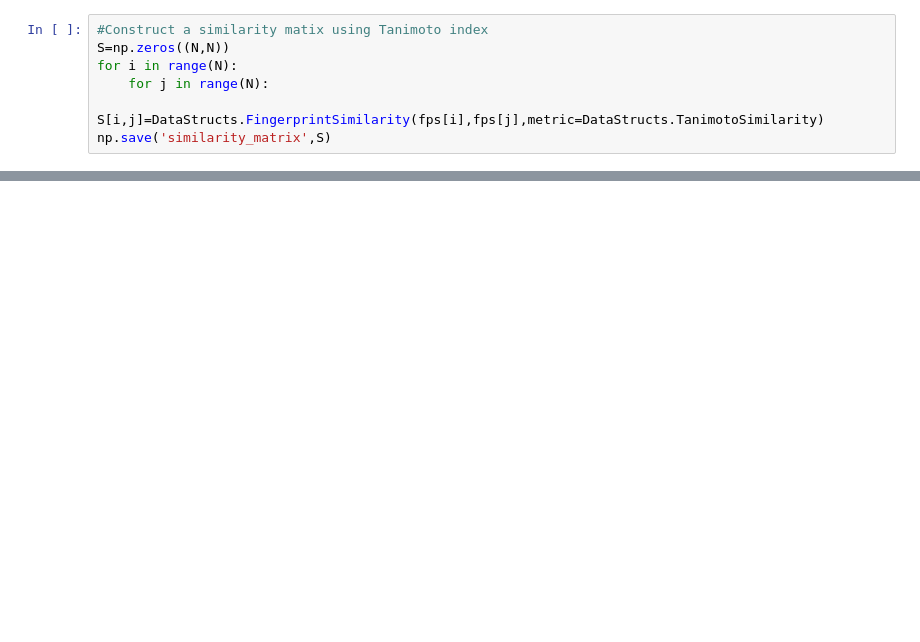
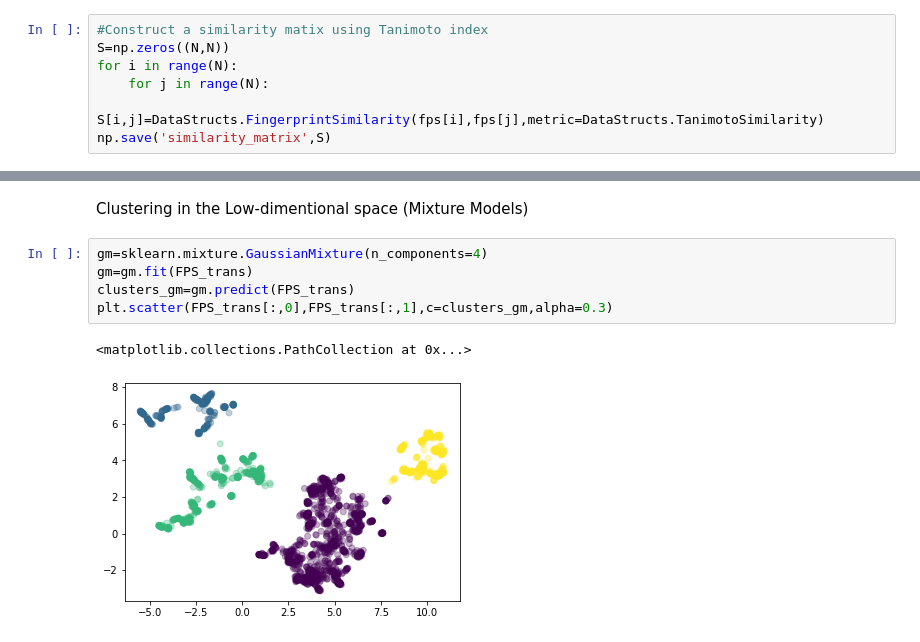
Before and after one commit to SABS-DataScienceForDrugDiscovery-9/COVID_moonshot_analysis, a Jupyter notebook: cluster_compounds.ipynb, the cells around one changed output, grey strips where cells are left out. Drawn from its saved outputs; the diff is of its cells as text; blank space fills up the shorter version.

```diff
--- a/cluster_compounds.ipynb
+++ b/cluster_compounds.ipynb
@@ -59,0 +75,10 @@ plt.scatter(X[:,0],X[:,1])
+# %% [markdown]
+Clustering in the Low-dimentional space (Mixture Models)
+# %%
+gm=sklearn.mixture.GaussianMixture(n_components=4)
+gm=gm.fit(FPS_trans)
+clusters_gm=gm.predict(FPS_trans)
+plt.scatter(FPS_trans[:,0],FPS_trans[:,1],c=clusters_gm,alpha=0.3)
+# %% [output]
+<matplotlib.collections.PathCollection at 0x...>
+[figure, added]
```
Also changed, not shown: parts of 13 cells of this notebook, 1 other file.
